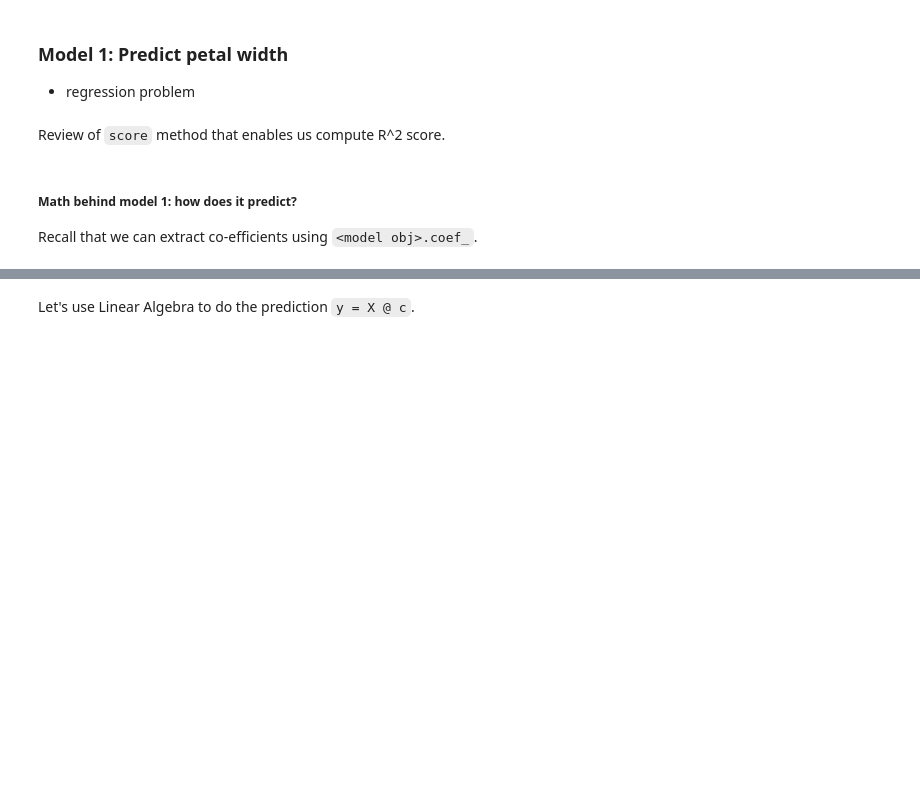
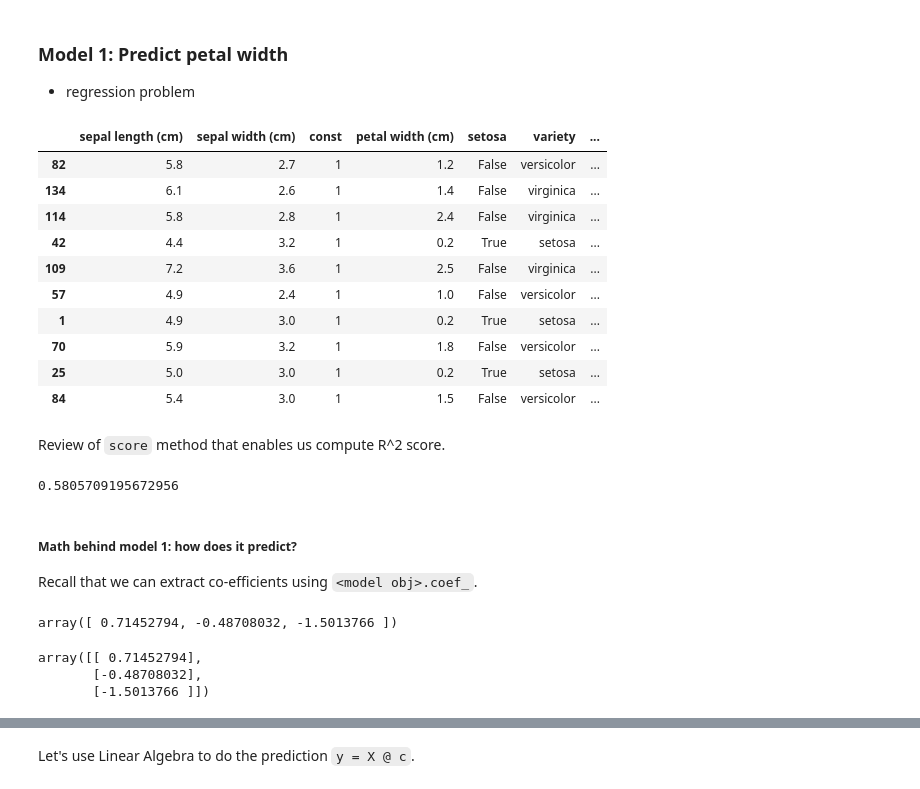
Before and after one commit to yiyins2/CS320-SU23-lecture-notes, a Jupyter notebook: 33_Classification_1/lecture.ipynb, the cells around one changed output, grey strips where cells are left out. Cells and saved outputs as stored; diff of their text form; code cells hidden in the pictures; blank space fills up the shorter version.

```diff
--- a/33_Classification_1/lecture.ipynb
+++ b/33_Classification_1/lecture.ipynb
@@ -25,30 +35,50 @@ test
 
 - regression problem
 # %%
-xcols = ["sepal length (cm)", "sepal width (cm)", ???]
-ycol = ???
+xcols = ["sepal length (cm)", "sepal width (cm)", "const"]
+ycol = "petal width (cm)"
 
 # 1. initialize model
-reg_model = LinearRegression(???)
+reg_model = LinearRegression(fit_intercept=False)
 # 2. fit using train data
-reg_model.???
+reg_model.fit(train[xcols], train[ycol])
 # 3. predict for test data and add predictions as a column
-test[???] = reg_model.???
+test["pet_width_predictions"] = reg_model.predict(test[xcols])
 test
+# %% [output]
+|  | sepal length (cm) | sepal width (cm) | const | petal width (cm) | setosa | variety | ... |
+| 82 | 5.8 | 2.7 | 1 | 1.2 | False | versicolor | ... |
+| 134 | 6.1 | 2.6 | 1 | 1.4 | False | virginica | ... |
+| 114 | 5.8 | 2.8 | 1 | 2.4 | False | virginica | ... |
+| 42 | 4.4 | 3.2 | 1 | 0.2 | True | setosa | ... |
+| 109 | 7.2 | 3.6 | 1 | 2.5 | False | virginica | ... |
+| 57 | 4.9 | 2.4 | 1 | 1.0 | False | versicolor | ... |
+| 1 | 4.9 | 3.0 | 1 | 0.2 | True | setosa | ... |
+| 70 | 5.9 | 3.2 | 1 | 1.8 | False | versicolor | ... |
+| 25 | 5.0 | 3.0 | 1 | 0.2 | True | setosa | ... |
+| 84 | 5.4 | 3.0 | 1 | 1.5 | False | versicolor | ... |
 # %% [markdown]
 Review of `score` method that enables us compute R^2 score.
 # %%
-reg_model.???
+reg_model.score(test[xcols], test[ycol])
+# %% [output]
+0.5805709195672956
 # %% [markdown]
 ##### Math behind model 1: how does it predict?
 
 Recall that we can extract co-efficients using `<model obj>.coef_`.
 # %%
-reg_model.???
+reg_model.coef_
+# %% [output]
+array([ 0.71452794, -0.48708032, -1.5013766 ])
 # %%
 # converting into a vertical array / vector and assigning values to c
-c = reg_model.coef_.???
+c = reg_model.coef_.reshape(-1, 1)
 c
+# %% [output]
+array([[ 0.71452794],
+       [-0.48708032],
+       [-1.5013766 ]])
 # %%
 # assign X
 X = test[xcols].values
```
Also changed, not shown: parts of 41 cells of this notebook, 3 other files.
